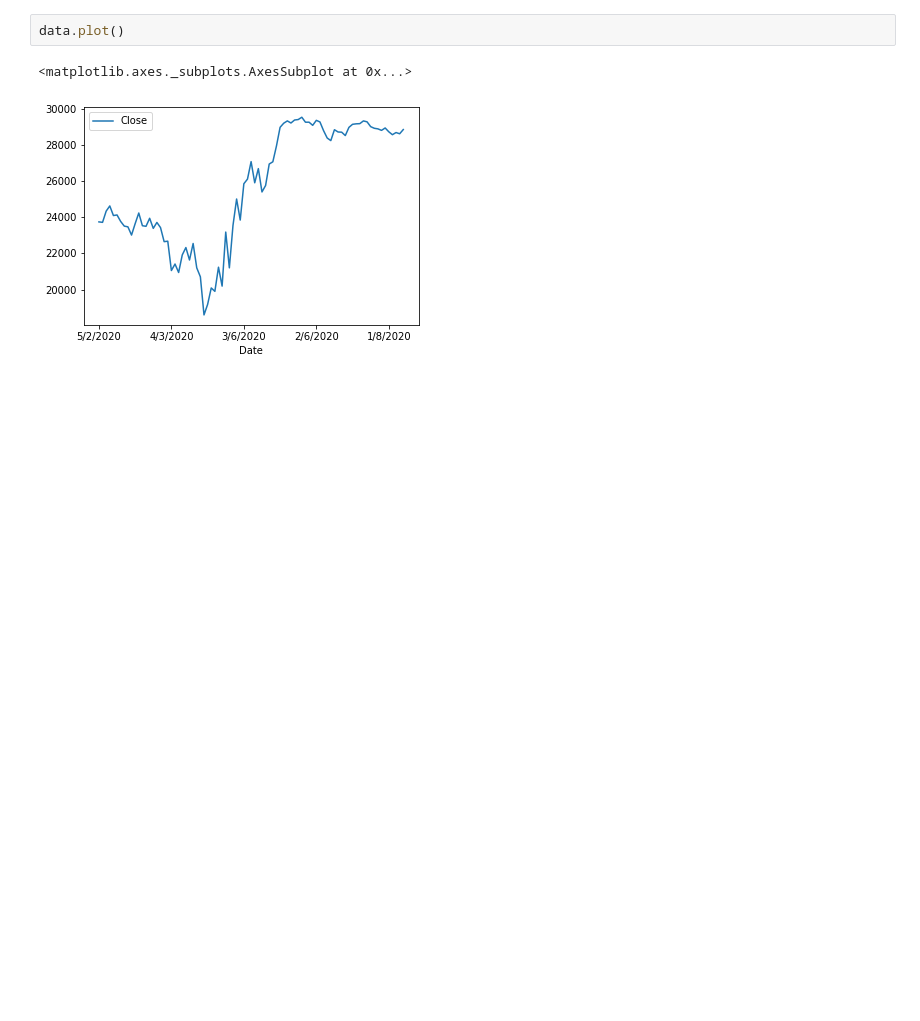
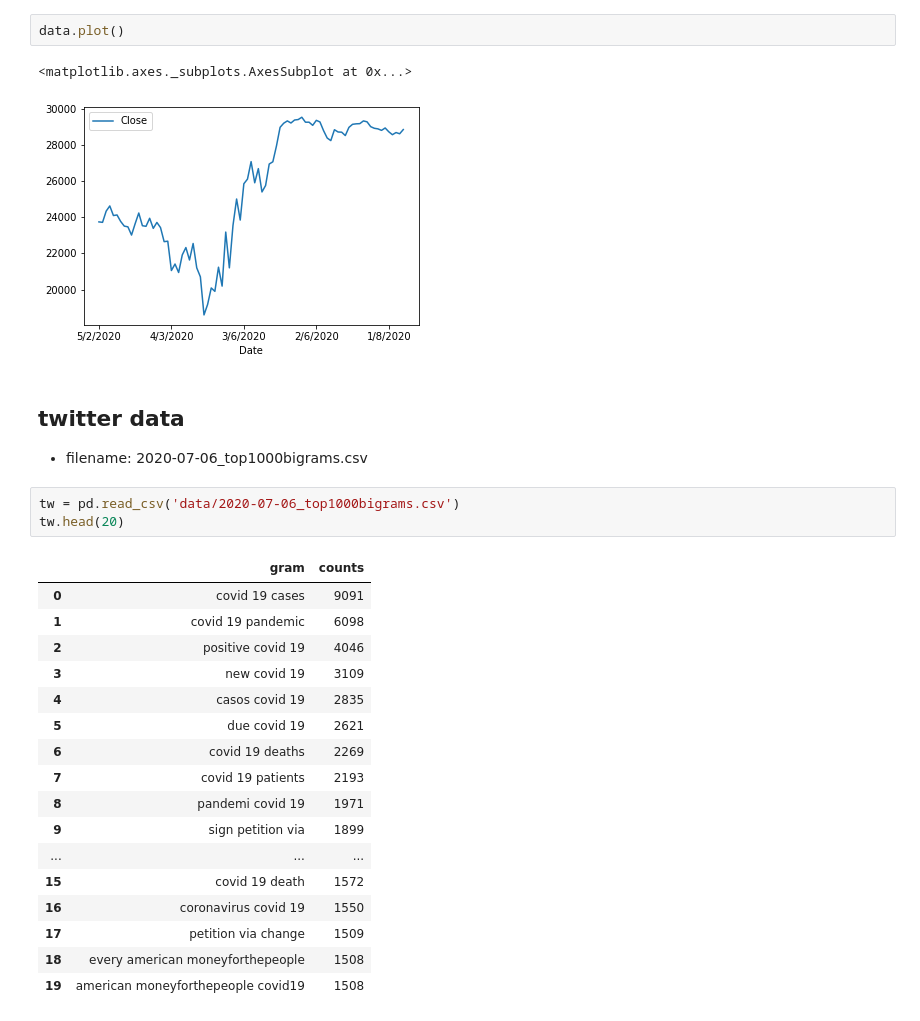
Before and after one commit to WeileiZeng/programming-camp, a Jupyter notebook: data-science/sample-code/project-sample.ipynb, the cells around one changed output. Drawn from its saved outputs; the diff is of its cells as text; blank space fills up the shorter version.

Commit message:
add sample data files for twitter; add hw

```diff
--- a/data-science/sample-code/project-sample.ipynb
+++ b/data-science/sample-code/project-sample.ipynb
@@ -79,3 +81,27 @@ data.plot()
 # %% [output]
 <matplotlib.axes._subplots.AxesSubplot at 0x...>
 [figure]
+# %% [markdown]
+## twitter data
+- filename: 2020-07-06_top1000bigrams.csv
+# %%
+tw = pd.read_csv('data/2020-07-06_top1000bigrams.csv')
+tw.head(20)
+# %% [output]
+|  | gram | counts |
+| 0 | covid 19 cases | 9091 |
+| 1 | covid 19 pandemic | 6098 |
+| 2 | positive covid 19 | 4046 |
+| 3 | new covid 19 | 3109 |
+| 4 | casos covid 19 | 2835 |
+| 5 | due covid 19 | 2621 |
+| 6 | covid 19 deaths | 2269 |
+| 7 | covid 19 patients | 2193 |
+| 8 | pandemi covid 19 | 1971 |
+| 9 | sign petition via | 1899 |
+| ... | ... | ... |
+| 15 | covid 19 death | 1572 |
+| 16 | coronavirus covid 19 | 1550 |
+| 17 | petition via change | 1509 |
+| 18 | every american moneyforthepeople | 1508 |
+| 19 | american moneyforthepeople covid19 | 1508 |
```
Also changed, not shown: parts of 1 cell of this notebook, 4 other files.
